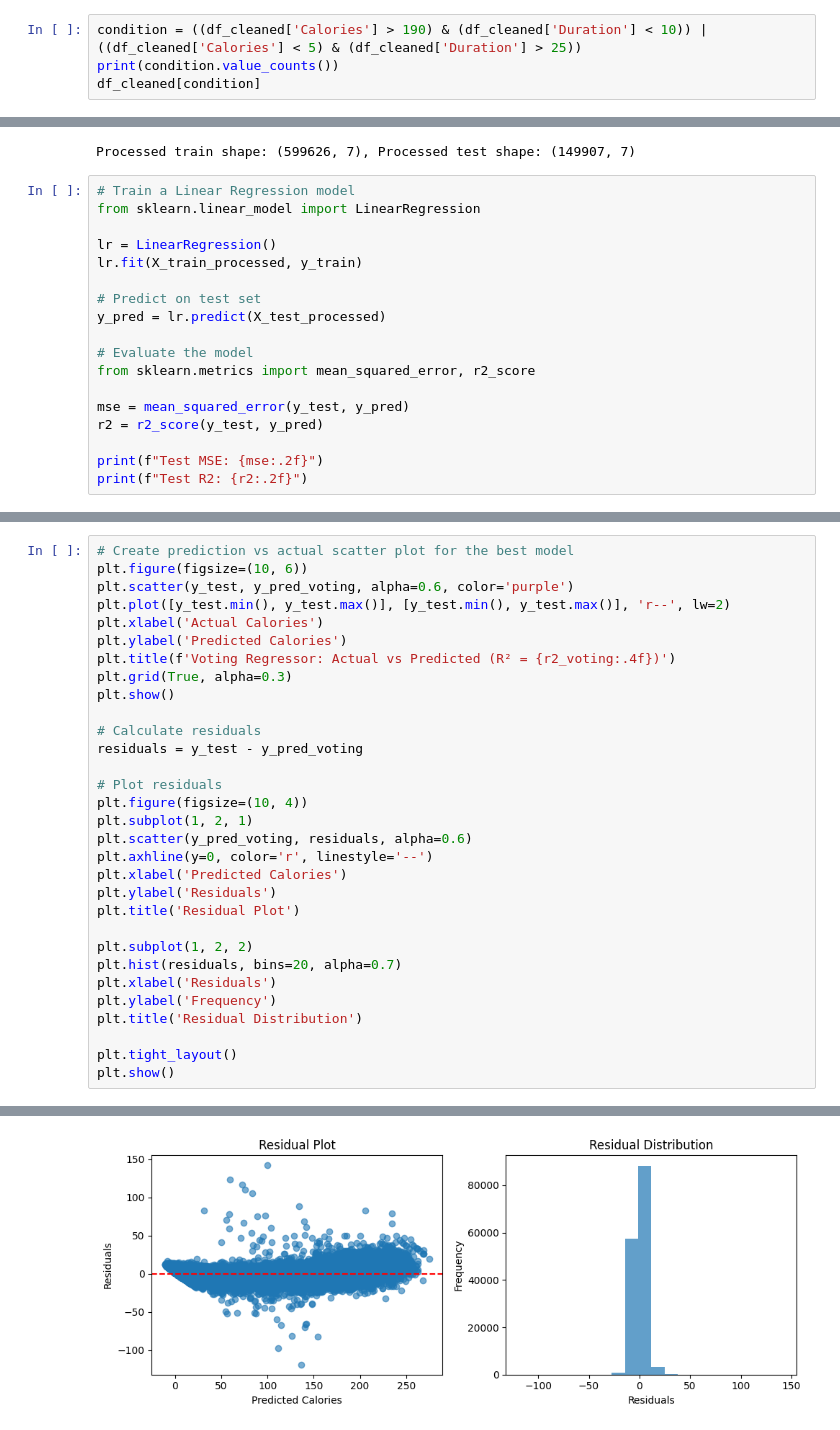
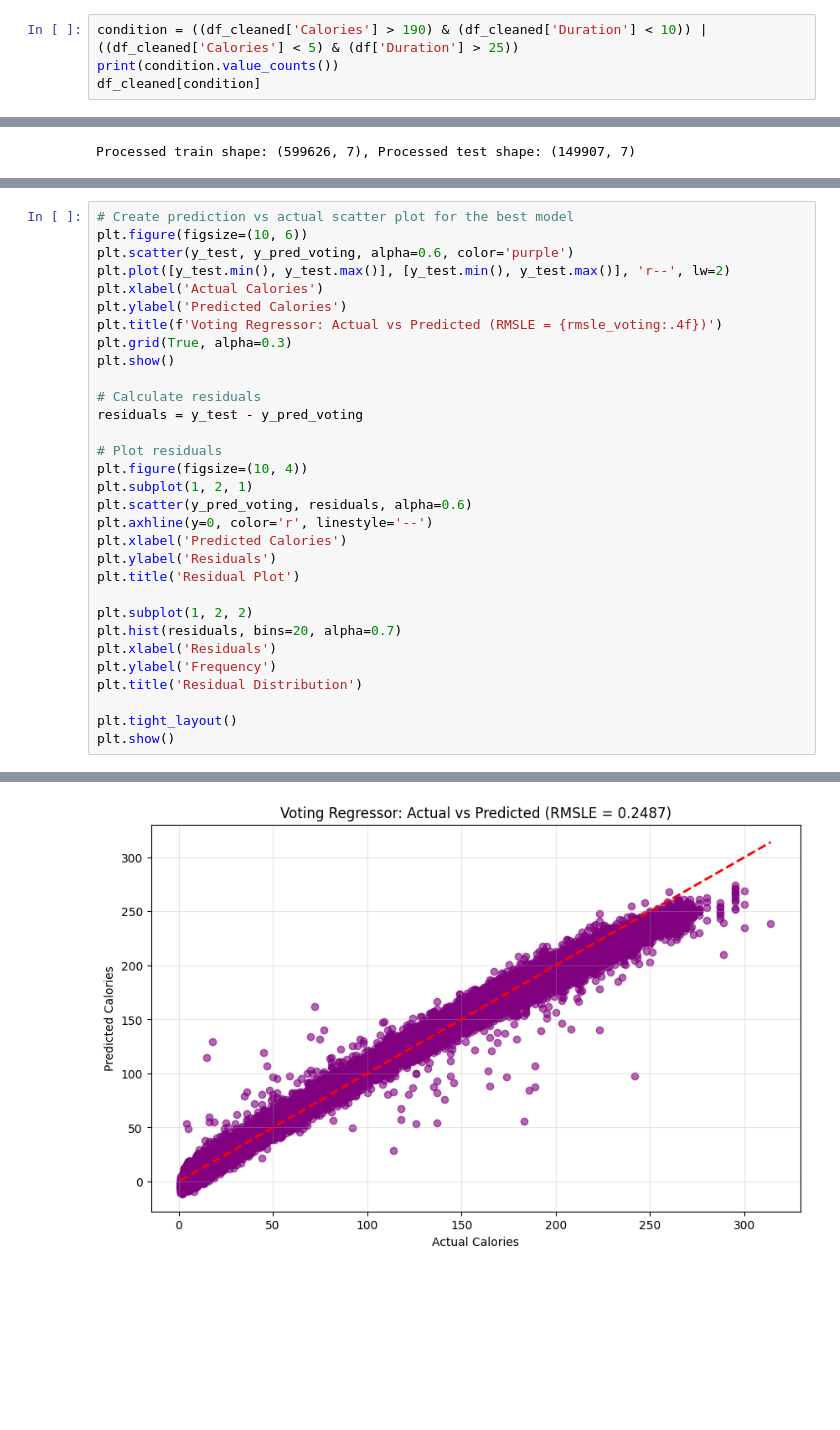
Before and after one commit to kokilagaurav/energy_expenditure_estimator, a Jupyter notebook: notebook.ipynb, the cells around one changed output, grey strips where cells are left out. Cells and saved outputs as stored; diff of their text form; blank space fills up the shorter version.

Commit message:
model evalution and sumission done

```diff
--- a/notebook.ipynb
+++ b/notebook.ipynb
@@ -218,7 +219,7 @@ plt.show()
 # %% [output]
 [figure]
 # %%
-condition = ((df_cleaned['Calories'] > 190) & (df_cleaned['Duration'] < 10)) | ((df_cleaned['Calories'] < 5) & (df_cleaned['Duration'] > 25))
+condition = ((df_cleaned['Calories'] > 190) & (df_cleaned['Duration'] < 10)) | ((df_cleaned['Calories'] < 5) & (df['Duration'] > 25))
 print(condition.value_counts())
 df_cleaned[condition]
 # %% [output]
@@ -360,21 +396,3 @@ X_test_processed = preprocessor.transform(X_test)
 print(f"Processed train shape: {X_train_processed.shape}, Processed test shape: {X_test_processed.shape}")
 # %% [output]
 Processed train shape: (599626, 7), Processed test shape: (149907, 7)
-# %%
-# Train a Linear Regression model
-from sklearn.linear_model import LinearRegression
-
-lr = LinearRegression()
-lr.fit(X_train_processed, y_train)
-
-# Predict on test set
-y_pred = lr.predict(X_test_processed)
-
-# Evaluate the model
-from sklearn.metrics import mean_squared_error, r2_score
-
-mse = mean_squared_error(y_test, y_pred)
-r2 = r2_score(y_test, y_pred)
-
-print(f"Test MSE: {mse:.2f}")
-print(f"Test R2: {r2:.2f}")
@@ -425,7 +553,7 @@ plt.scatter(y_test, y_pred_voting, alpha=0.6, color='purple')
 plt.plot([y_test.min(), y_test.max()], [y_test.min(), y_test.max()], 'r--', lw=2)
 plt.xlabel('Actual Calories')
 plt.ylabel('Predicted Calories')
-plt.title(f'Voting Regressor: Actual vs Predicted (R² = {r2_voting:.4f})')
+plt.title(f'Voting Regressor: Actual vs Predicted (RMSLE = {rmsle_voting:.4f})')
 plt.grid(True, alpha=0.3)
 plt.show()
 
@@ -454 +582 @@ plt.show()
-[figure, old version]
+[figure, new version]
```
Also changed, not shown: parts of 20 cells of this notebook.
